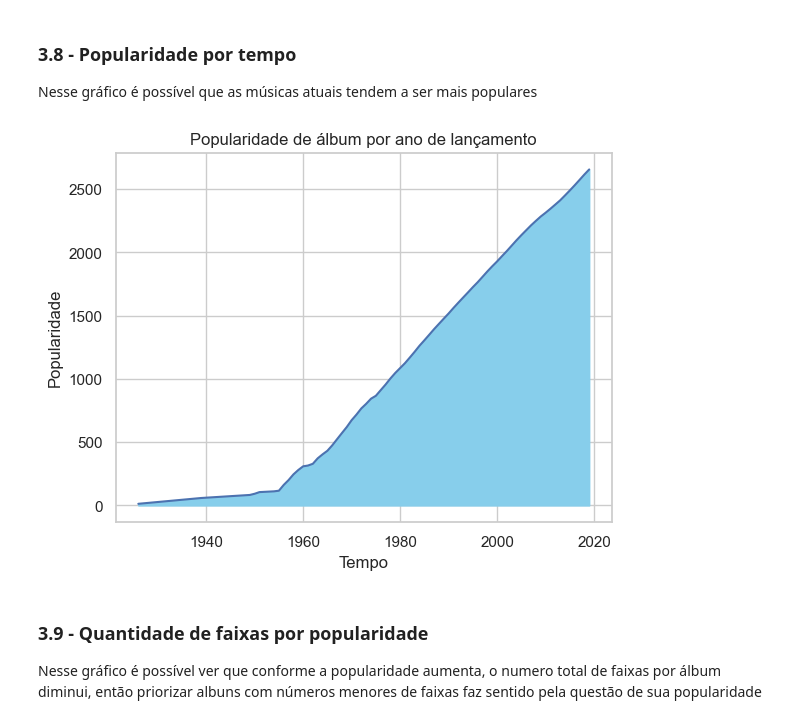
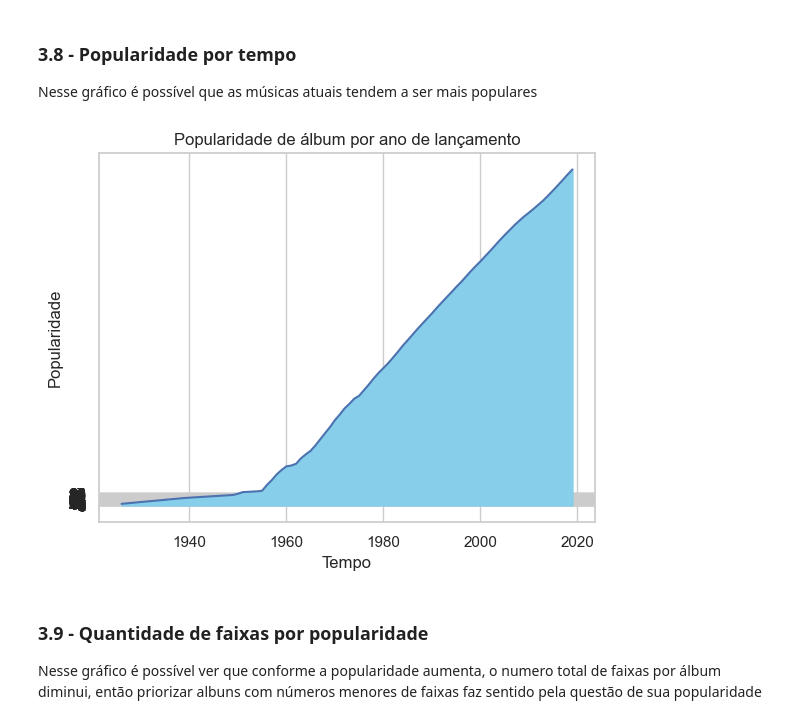
Before and after one commit to pedropalugan/mel-records2, a Jupyter notebook: notebook.ipynb, the cells around one changed output. Drawn from its saved outputs; the diff is of its cells as text; code cells hidden in the pictures.

```diff
--- a/notebook.ipynb
+++ b/notebook.ipynb
@@ -334,22 +338,29 @@ plt.show()
 
 Nesse gráfico é possível que as músicas atuais tendem a ser mais populares
 # %%
+import matplotlib.pyplot as plt
+import pandas as pd
+import numpy as np
+
 db_final['release_date'] = pd.to_datetime(db_final['release_date'], errors='coerce')
 db_final['release_year'] = db_final['release_date'].dt.year
 
-
 popularidade_por_ano = db_final.groupby('release_year')['popularity'].mean().dropna()
-
 pop_acumulada = popularidade_por_ano.cumsum()
 
+# Plotando
 pop_acumulada.plot(kind='line')
 plt.fill_between(pop_acumulada.index, pop_acumulada.values, color='skyblue')
 plt.ylabel('Popularidade')
 plt.xlabel('Tempo')
 plt.title('Popularidade de álbum por ano de lançamento')
+
+# Aqui você define os valores que deseja no eixo Y
+plt.yticks(np.arange(0, 100))
+
 plt.show()
 # %% [output]
-[figure, old version]
+[figure, new version]
 # %% [markdown]
 ### 3.9 - Quantidade de faixas por popularidade
 
```
Also changed, not shown: parts of 5 cells of this notebook.
